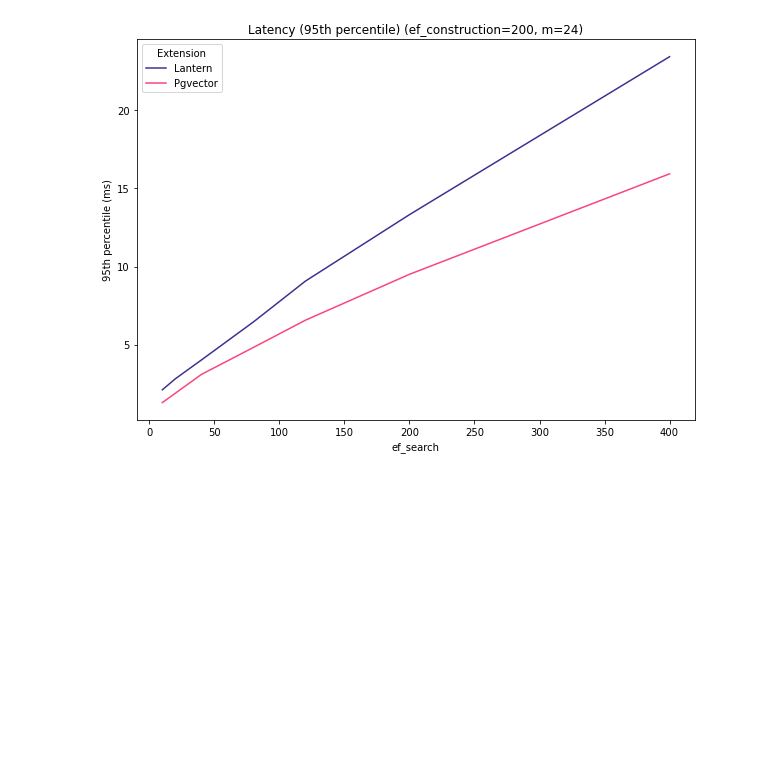
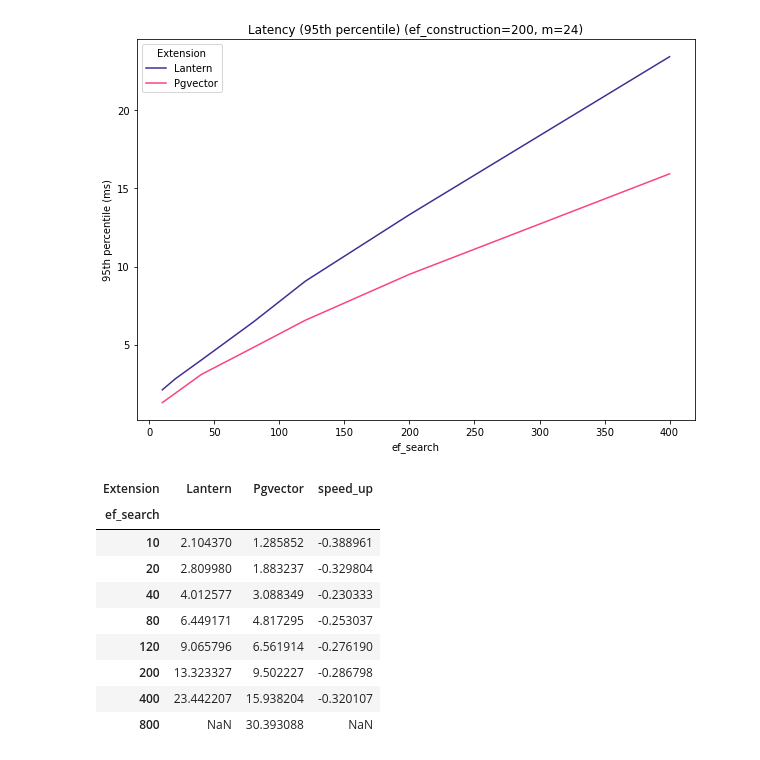
Before and after one commit to binidxaba/lantern-pgvector-comparison, a Jupyter notebook: Results-Comparison-Lantern-Pgvector.ipynb, the cells around one changed output. Drawn from its saved outputs; the diff is of its cells as text; code cells hidden in the pictures; blank space fills up the shorter version.

```diff
--- a/Results-Comparison-Lantern-Pgvector.ipynb
+++ b/Results-Comparison-Lantern-Pgvector.ipynb
@@ -305,3 +347,17 @@ ax.set_title(f"Latency (95th percentile) (ef_construction={ef_construction}, m={
 # %% [output]
 Text(0.5, 1.0, 'Latency (95th percentile) (ef_construction=200, m=24)')
 [figure]
+# %%
+results_piv["speed_up"] = (results_piv["Pgvector"] - results_piv["Lantern"])/results_piv["Lantern"]
+results_piv
+# %% [output]
+| Extension | Lantern | Pgvector | speed_up |
+| ef_search |  |  |  |
+| 10 | 2.104370 | 1.285852 | -0.388961 |
+| 20 | 2.809980 | 1.883237 | -0.329804 |
+| 40 | 4.012577 | 3.088349 | -0.230333 |
+| 80 | 6.449171 | 4.817295 | -0.253037 |
+| 120 | 9.065796 | 6.561914 | -0.276190 |
+| 200 | 13.323327 | 9.502227 | -0.286798 |
+| 400 | 23.442207 | 15.938204 | -0.320107 |
+| 800 | NaN | 30.393088 | NaN |
```
Also changed, not shown: parts of 3 cells of this notebook, 1 other file.
